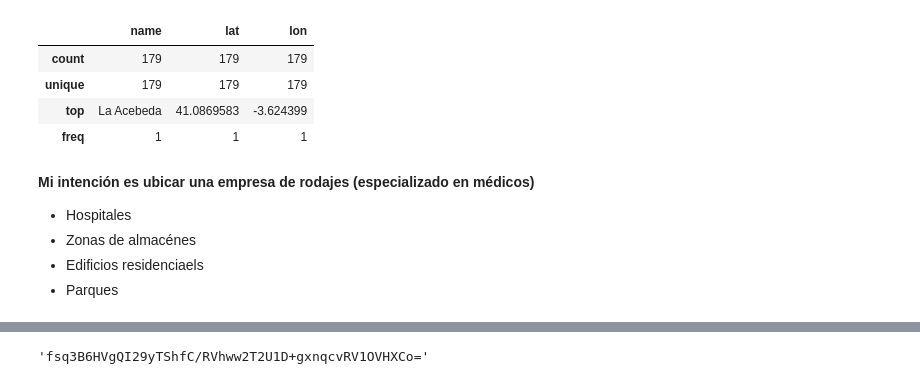
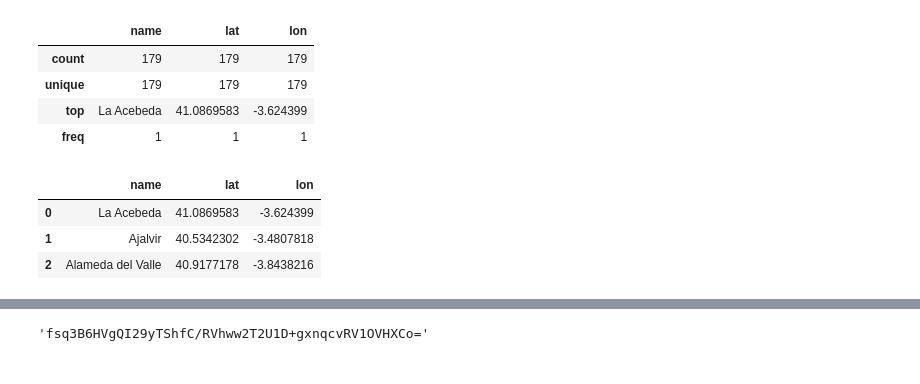
Before and after one commit to jgilsu11/laboratorio-modulo3-leccion01-APIs, a Jupyter notebook: laboratorio-modulo3-leccion01-APIs.ipynb, the cells around one changed output, grey strips where cells are left out. Drawn from its saved outputs; the diff is of its cells as text; code cells hidden in the pictures.

```diff
--- a/laboratorio-modulo3-leccion01-APIs.ipynb
+++ b/laboratorio-modulo3-leccion01-APIs.ipynb
@@ -155,9 +155,10 @@ df_municipios.describe()
 | unique | 179 | 179 | 179 |
 | top | La Acebeda | 41.0869583 | -3.624399 |
 | freq | 1 | 1 | 1 |
-# %% [markdown]
-**Mi intención es ubicar una empresa de rodajes (especializado en médicos)**
-- Hospitales
-- Zonas de almacénes
-- Edificios residenciaels
-- Parques
+# %%
+df_municipios.head(3)
+# %% [output]
+|  | name | lat | lon |
+| 0 | La Acebeda | 41.0869583 | -3.624399 |
+| 1 | Ajalvir | 40.5342302 | -3.4807818 |
+| 2 | Alameda del Valle | 40.9177178 | -3.8438216 |
```
Also changed, not shown: parts of 21 cells of this notebook.
